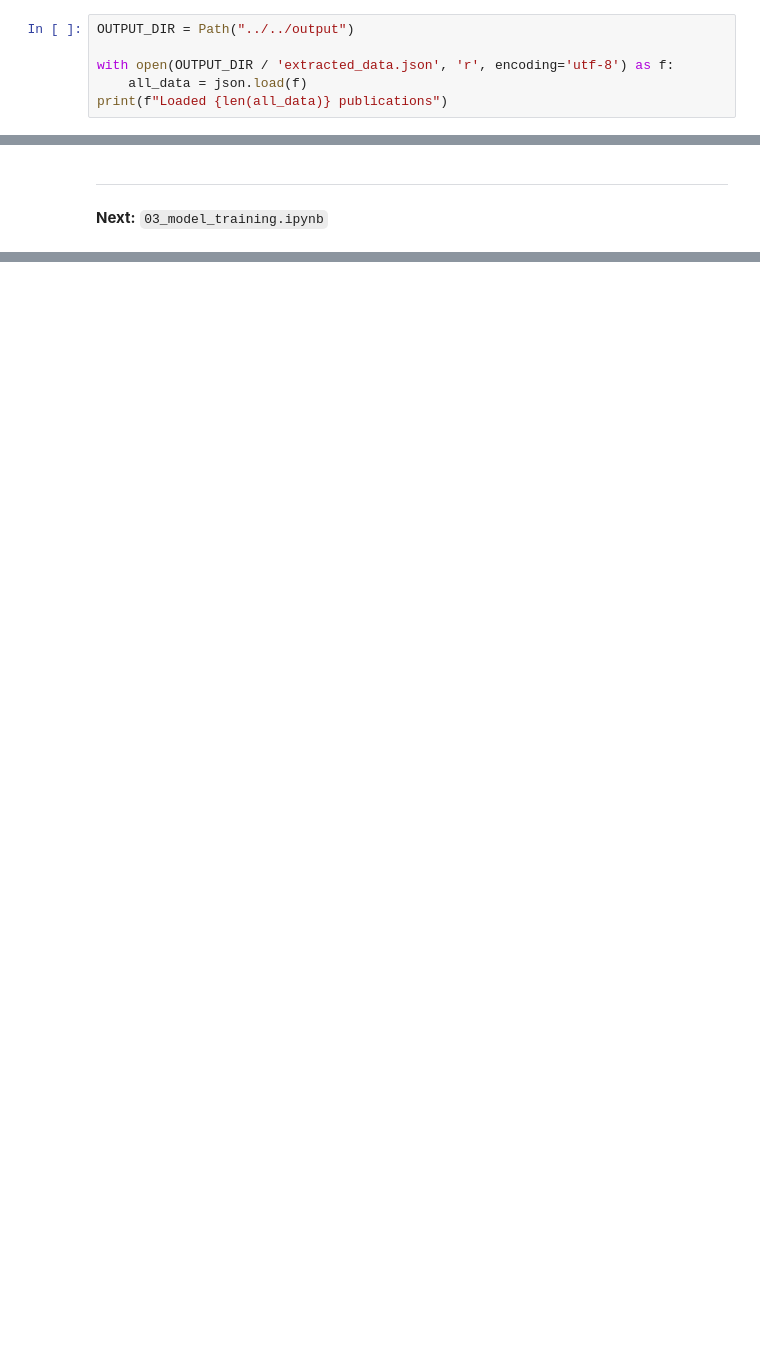
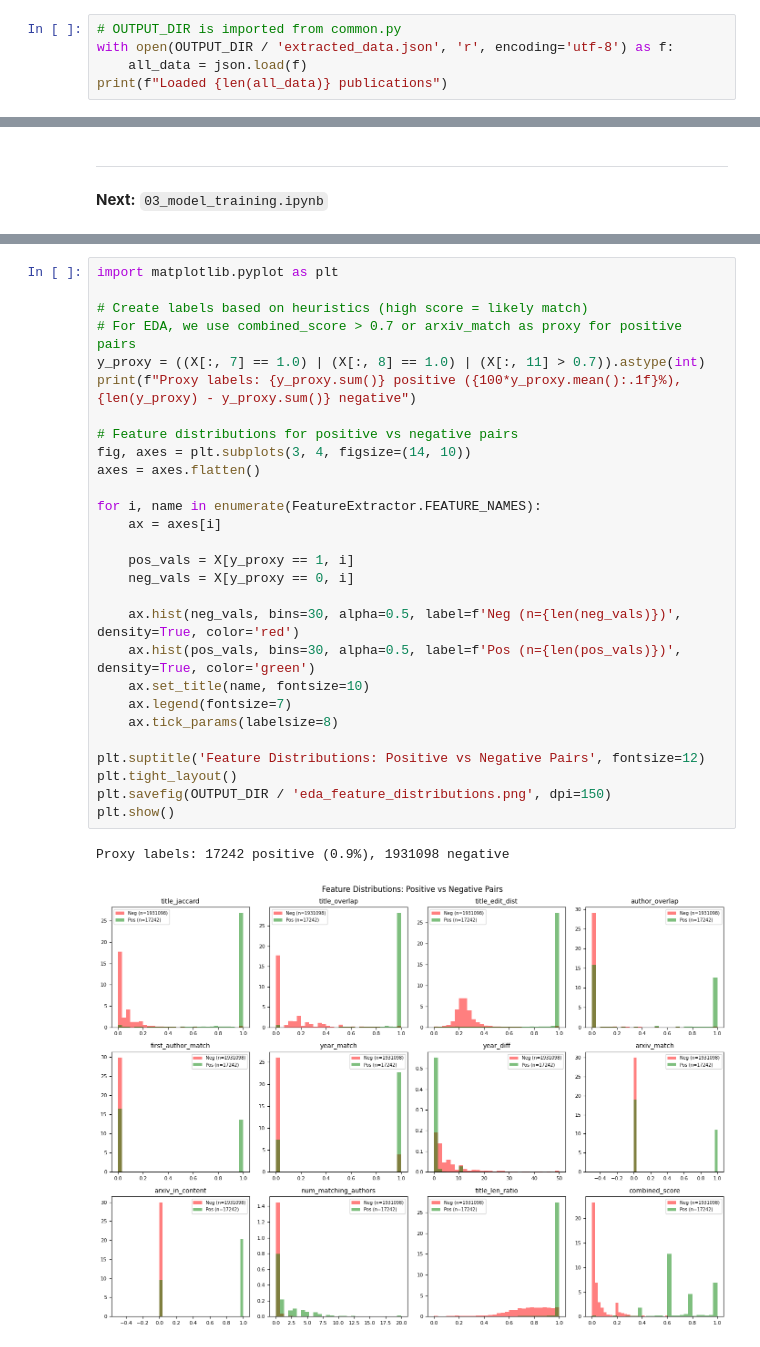
Before and after one commit to DinhLiu/KHDL_Lab02, a Jupyter notebook: src/matching/02_feature_engineering.ipynb, the cells around one changed output, grey strips where cells are left out. Drawn from its saved outputs; the diff is of its cells as text; blank space fills up the shorter version.

```diff
--- a/src/matching/02_feature_engineering.ipynb
+++ b/src/matching/02_feature_engineering.ipynb
@@ -12,6 +31,5 @@ from matching import BibEntry, RefEntry, TextCleaner
 # %%
-OUTPUT_DIR = Path("../../output")
-
+# OUTPUT_DIR is imported from common.py
 with open(OUTPUT_DIR / 'extracted_data.json', 'r', encoding='utf-8') as f:
     all_data = json.load(f)
 print(f"Loaded {len(all_data)} publications")
@@ -223,0 +183,31 @@ Feature Statistics:
+# %%
+import matplotlib.pyplot as plt
+
+# Create labels based on heuristics (high score = likely match)
+# For EDA, we use combined_score > 0.7 or arxiv_match as proxy for positive pairs
+y_proxy = ((X[:, 7] == 1.0) | (X[:, 8] == 1.0) | (X[:, 11] > 0.7)).astype(int)
+print(f"Proxy labels: {y_proxy.sum()} positive ({100*y_proxy.mean():.1f}%), {len(y_proxy) - y_proxy.sum()} negative")
+
+# Feature distributions for positive vs negative pairs
+fig, axes = plt.subplots(3, 4, figsize=(14, 10))
+axes = axes.flatten()
+
+for i, name in enumerate(FeatureExtractor.FEATURE_NAMES):
+    ax = axes[i]
+
+    pos_vals = X[y_proxy == 1, i]
+    neg_vals = X[y_proxy == 0, i]
+
+    ax.hist(neg_vals, bins=30, alpha=0.5, label=f'Neg (n={len(neg_vals)})', density=True, color='red')
+    ax.hist(pos_vals, bins=30, alpha=0.5, label=f'Pos (n={len(pos_vals)})', density=True, color='green')
+    ax.set_title(name, fontsize=10)
+    ax.legend(fontsize=7)
+    ax.tick_params(labelsize=8)
+
+plt.suptitle('Feature Distributions: Positive vs Negative Pairs', fontsize=12)
+plt.tight_layout()
+plt.savefig(OUTPUT_DIR / 'eda_feature_distributions.png', dpi=150)
+plt.show()
+# %% [output]
+Proxy labels: 17242 positive (0.9%), 1931098 negative
+[figure, added]
```
Also changed, not shown: parts of 12 cells of this notebook, 10 other files.
